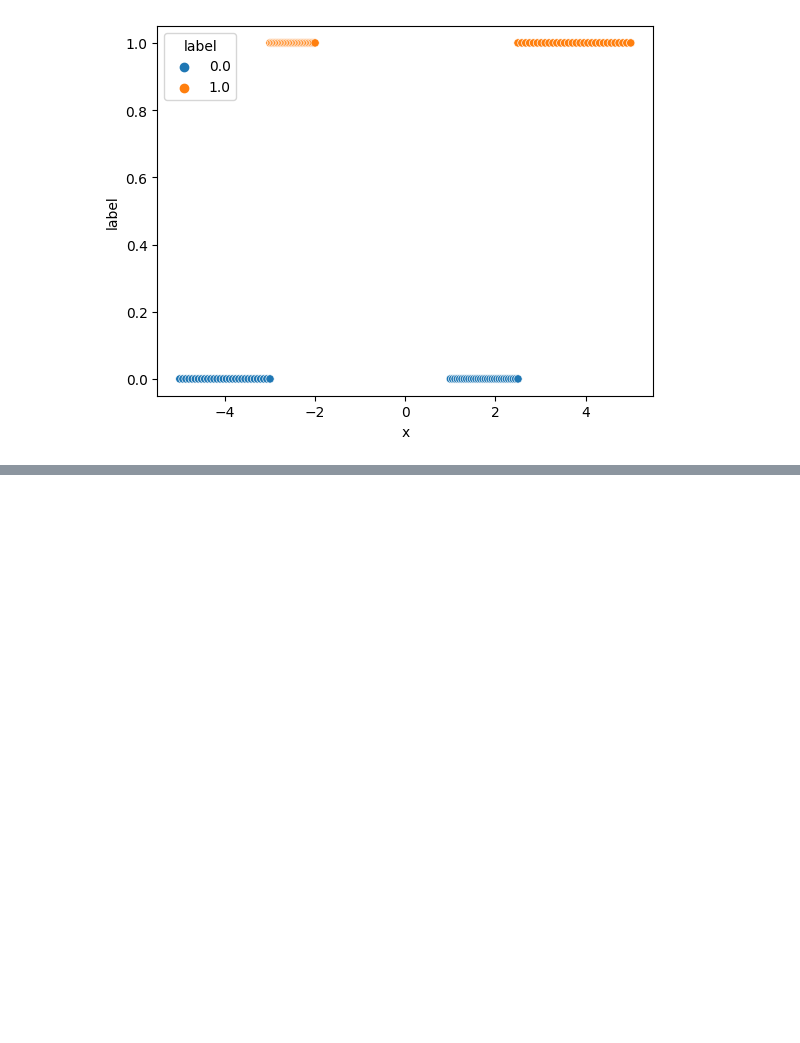
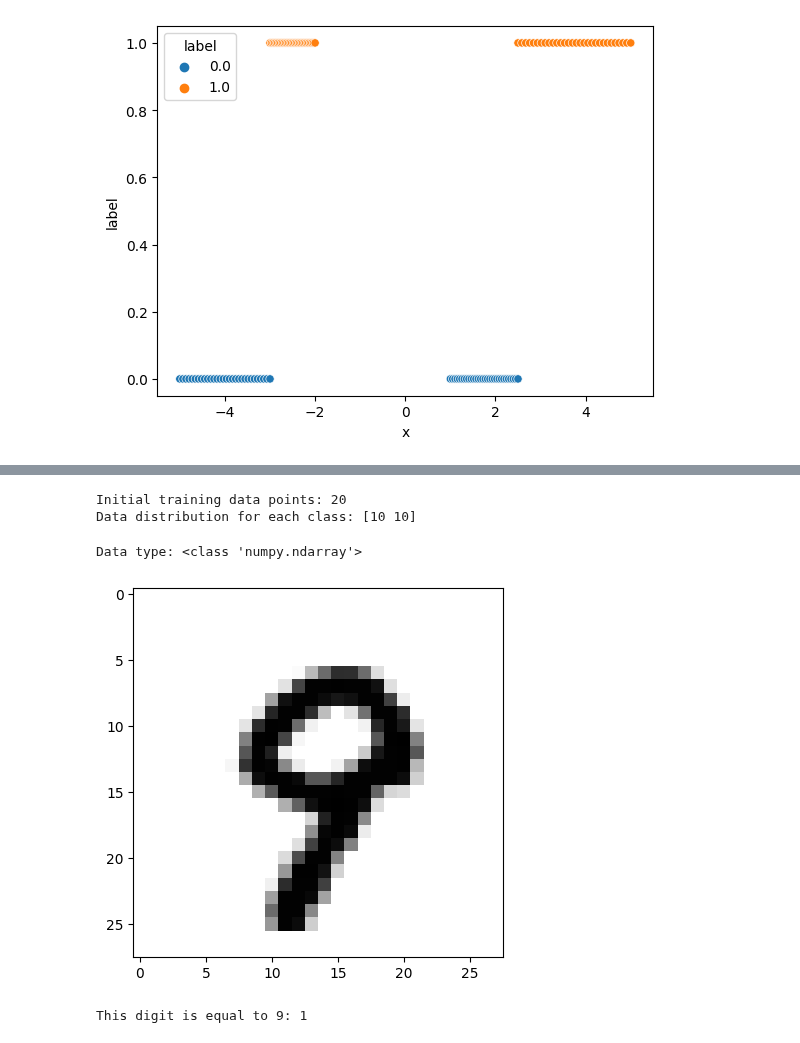
Before and after one commit to Leonid-Erlygin/seminars, a Jupyter notebook: spring_2025/seminar_ue_en.ipynb, the cells around one changed output, grey strips where cells are left out. Saved outputs shown, nothing was run; the diff lists cells and outputs as text; code cells hidden in the pictures; blank space fills up the shorter version.

```diff
--- a/spring_2025/seminar_ue_en.ipynb
+++ b/spring_2025/seminar_ue_en.ipynb
@@ -273,0 +278,51 @@ $$
+# %%
+y_train_All_9 = y_train_All == 9
+y_val_9 = y_val == 9
+y_pool_9 = y_pool == 9
+y_test_9 = y_test == 9
+# %%
+initial_idx = np.array([], dtype=np.int)
+state = True
+
+for i in range(2):
+    idx = np.random.choice(np.where(y_train_All_9 == state)[0], size=10, replace=False)
+    initial_idx = np.concatenate((initial_idx, idx))
+    state = False
+
+
+X_init = X_train_All[initial_idx]
+y_init_9 = y_train_All_9[initial_idx]
+
+
+print(f"Initial training data points: {X_init.shape[0]}")
+print(f"Data distribution for each class: {np.bincount(y_init_9)}")
+# %% [output]
+Initial training data points: 20
+Data distribution for each class: [10 10]
+# %%
+X_init = tensor_to_np(X_init)
+y_init = tensor_to_np(y_init_9).astype(int)
+X_val = tensor_to_np(X_val)
+y_val = tensor_to_np(y_val_9).astype(int)
+X_pool = tensor_to_np(X_pool)
+y_pool = tensor_to_np(y_pool_9).astype(int)
+X_test = tensor_to_np(X_test)
+y_test = tensor_to_np(y_test_9).astype(int)
+
+
+print(f"Data type: {type(X_test)}")
+# %% [output]
+Data type: <class 'numpy.ndarray'>
+# %%
+random_idx = np.random.randint(0, 20)
+random_digit = X_init[random_idx]
+random_digit_img = random_digit.reshape(28, 28)
+
+plt.imshow(random_digit_img, cmap=matplotlib.cm.binary, interpolation="nearest")
+plt.axis("on")
+plt.show()
+
+print(f"This digit is equal to 9: {y_init[random_idx]}")  # If True, return 1, else 0
+# %% [output]
+[figure, added]
+This digit is equal to 9: 1
```
Also changed, not shown: parts of 34 cells of this notebook, 1 other file.
